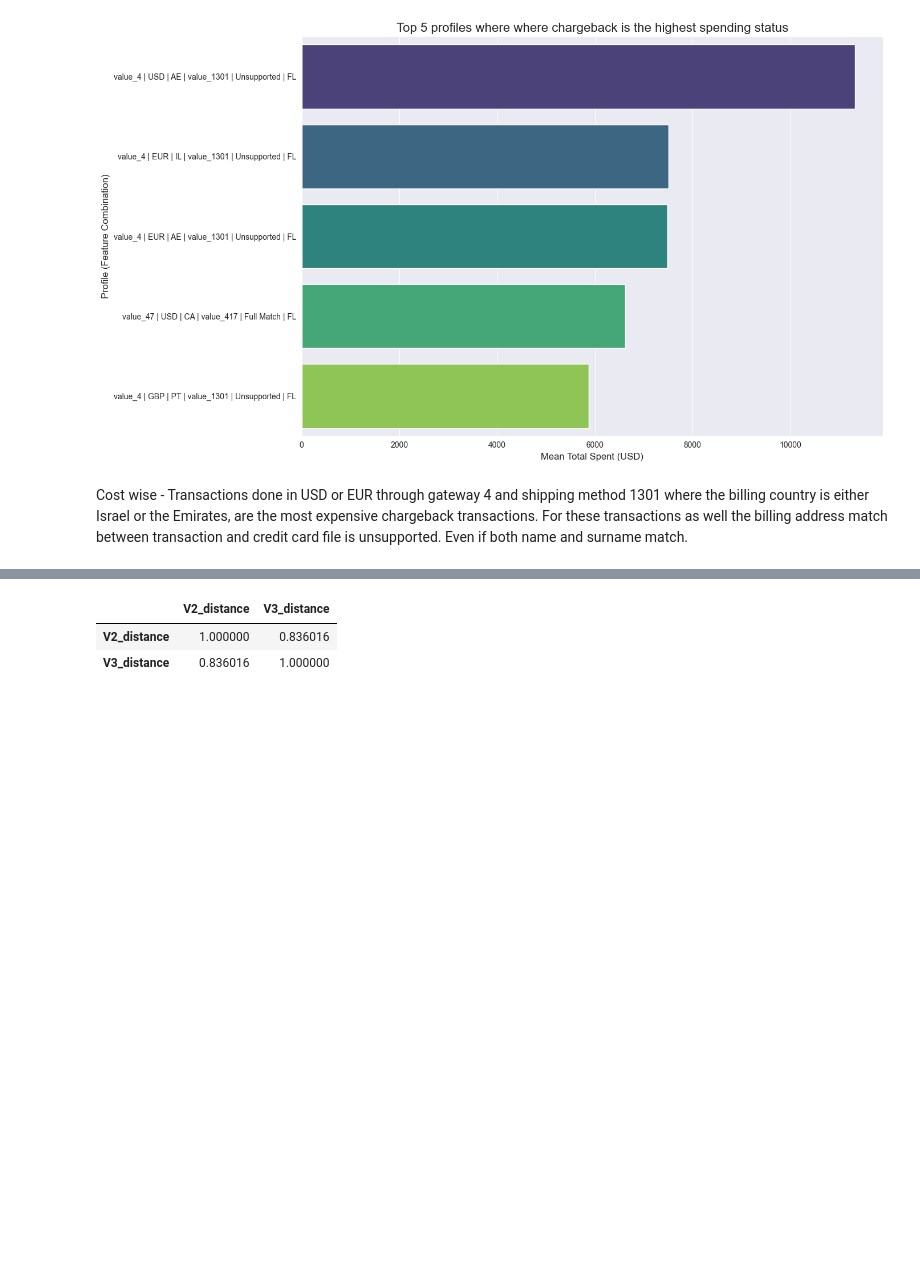
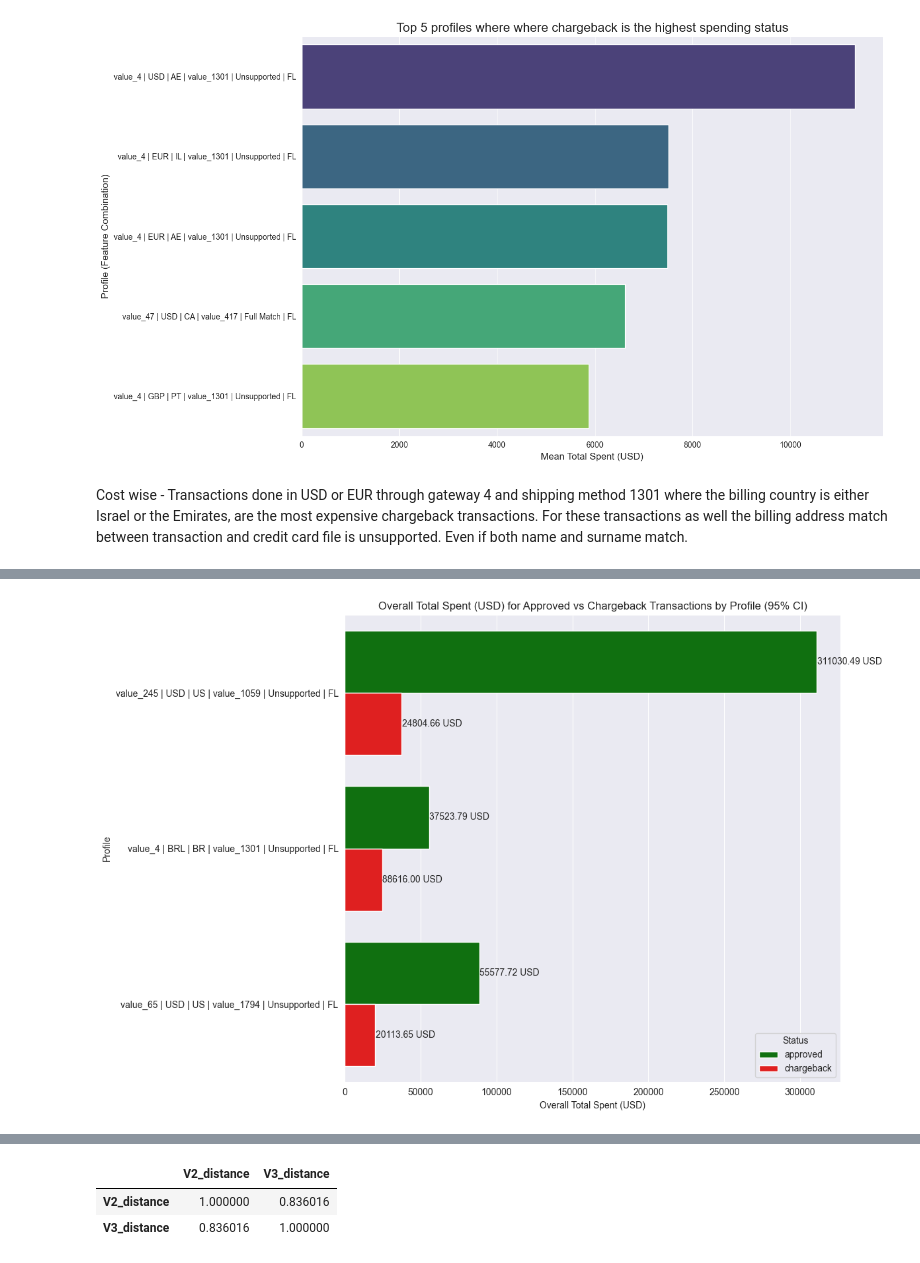
Before and after one commit to gioiablayer96/data-wizard-gioia, a Jupyter notebook: Home_Assignments/Riskified_home_assignment/riskified_home_assignment_Gioia_Blayer/riskified_home_assignment.ipynb, the cells around one changed output, grey strips where cells are left out. Cells and saved outputs as stored; diff of their text form; code cells hidden in the pictures; blank space fills up the shorter version.

```diff
--- a/Home_Assignments/Riskified_home_assignment/riskified_home_assignment_Gioia_Blayer/riskified_home_assignment.ipynb
+++ b/Home_Assignments/Riskified_home_assignment/riskified_home_assignment_Gioia_Blayer/riskified_home_assignment.ipynb
@@ -1483,0 +1483,16 @@ Name: order_id, dtype: float64
+# %%
+risky_segments_ratio_analysis = df.groupby(['gateway', 'currency_code', 'billing_country_clean', 'shipping_method',
+                'V6_avs_result', 'V7_bill_ship_name_match', 'status'], as_index=False).agg(average_total_spent_USD=('total_spent_USD','mean'), overall_total_spent_USD=('total_spent_USD','sum'), total_orders=('order_id','nunique'))
+
+approved_chargeback_per_profile = risky_segments_ratio_analysis[((risky_segments_ratio_analysis.status == 'chargeback') & (risky_segments_ratio_analysis.total_orders >= 40)) | ((risky_segments_ratio_analysis.status == 'approved') & (risky_segments_ratio_analysis.total_orders >= 175))] #40 is the sample size per segment for stat signif inference on chargeback and 175 for approved.
+
+# Group by the relevant profile columns (assuming "profile_columns" contain the identifiers)
+profile_columns = ['gateway', 'currency_code', 'billing_country_clean', 'shipping_method',
+                   'V6_avs_result', 'V7_bill_ship_name_match']
+
+# Filter profiles that contain both 'approved' and 'chargeback'
+filtered_profiles = approved_chargeback_per_profile.groupby(profile_columns).filter(
+    lambda group: set(group['status']) == {'approved', 'chargeback'}
+)
+
+filtered_profiles
@@ -1483,0 +1507,52 @@ Name: order_id, dtype: float64
+# %%
+# Pivot the filtered profiles to get 'approved' and 'chargeback' values side-by-side
+pivoted = filtered_profiles.pivot_table(
+    index=profile_columns,
+    columns='status',
+    values='overall_total_spent_USD',
+    aggfunc='sum'
+).reset_index()
+
+# Combine profile columns into a single string for easier visualization
+pivoted['profile'] = pivoted[profile_columns].astype(str).agg(' | '.join, axis=1)
+
+# Keep only relevant columns for plotting
+plot_data = pivoted[['profile', 'approved', 'chargeback']].melt(
+    id_vars='profile',
+    var_name='status',
+    value_name='overall_total_spent_USD'
+)
+
+# Sort by chargeback for better visualization
+plot_data = plot_data.sort_values(by=['profile', 'status'])
+
+# Create the bar plot
+plt.figure(figsize=(12, 8))
+ax = sns.barplot(
+    data=plot_data,
+    y='profile',
+    x='overall_total_spent_USD',
+    hue='status',
+    palette=['green', 'red']
+)
+
+# Add annotations for each bar
+for bar, overall in zip(ax.patches, plot_data['overall_total_spent_USD']):
+    x = bar.get_width()
+    y = bar.get_y() + bar.get_height() / 2
+    ax.text(
+        x + 50, y,
+        f'{overall:.2f} USD',
+        ha='left', va='center', fontsize=10
+    )
+
+# Finalize plot
+plt.title('Overall Total Spent (USD) for Approved vs Chargeback Transactions by Profile (95% CI)')
+plt.xlabel('Overall Total Spent (USD)')
+plt.ylabel('Profile')
+plt.legend(title='Status', loc='lower right')
+plt.tight_layout()
+plt.savefig('top3_profiles_approved_vs_chargeback_total_spent.png', dpi=300, bbox_inches='tight', facecolor='white')
+plt.show()
+# %% [output]
+[figure, added]
```
Also changed, not shown: parts of 91 cells of this notebook.
